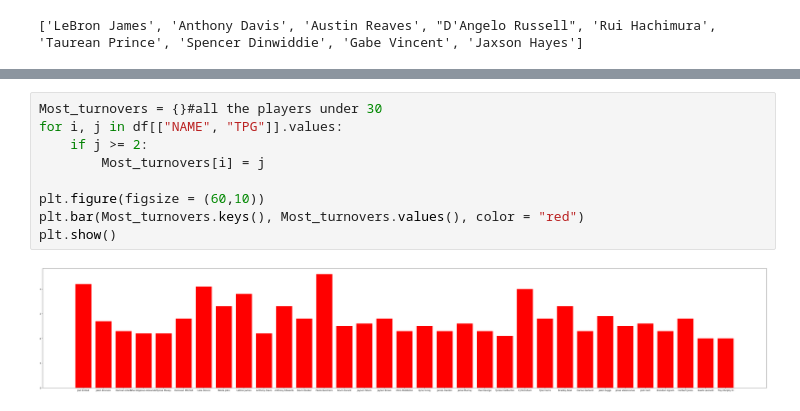
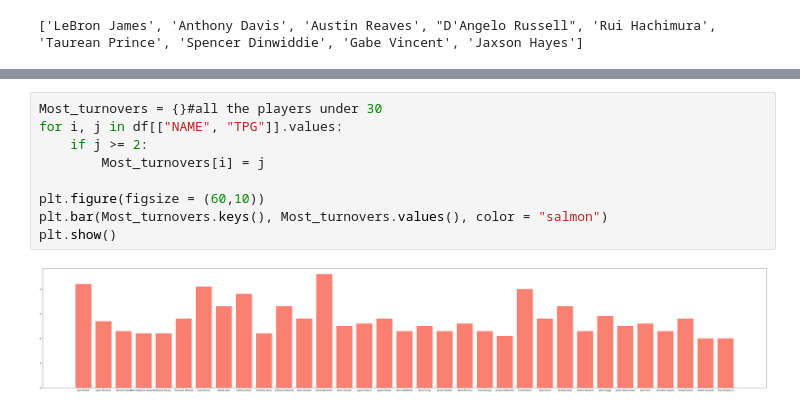
Before and after one commit to AkshitR1/Data-Visualization, a Jupyter notebook: nba-playoff/nbap.ipynb, the cells around one changed output, grey strips where cells are left out. Drawn from its saved outputs; the diff is of its cells as text.

```diff
--- a/nba-playoff/nbap.ipynb
+++ b/nba-playoff/nbap.ipynb
@@ -61,11 +61,11 @@ print(best_shooter_lakers)
 # %%
 Most_turnovers = {}#all the players under 30
 for i, j in df[["NAME", "TPG"]].values:
     if j >= 2:
         Most_turnovers[i] = j
 
 plt.figure(figsize = (60,10))
-plt.bar(Most_turnovers.keys(), Most_turnovers.values(), color = "red")
+plt.bar(Most_turnovers.keys(), Most_turnovers.values(), color = "salmon")
 plt.show()
 # %% [output]
-[figure, old version]
+[figure, new version]
```
Also changed, not shown: parts of 8 cells of this notebook, 1 other file.
